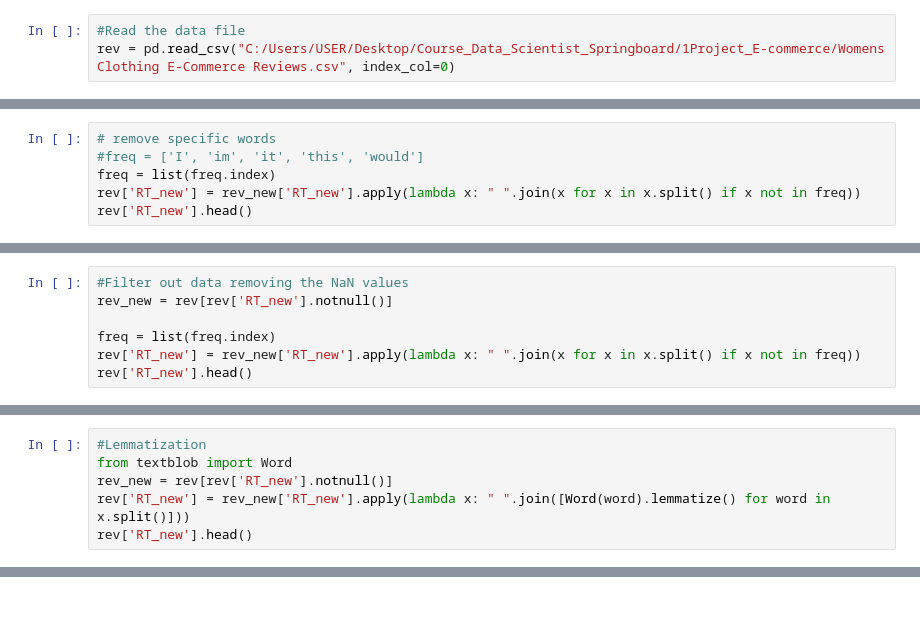
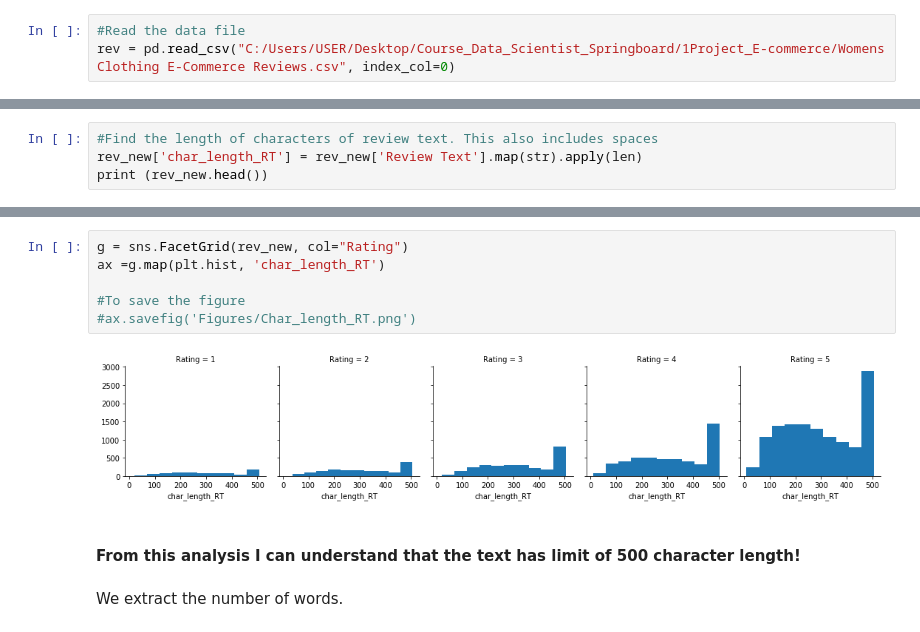
Before and after one commit to LisaB83/Analysis-on-e-commerce-reviews, a Jupyter notebook: Capstone_Project_NLP.ipynb, the cells around one changed output, grey strips where cells are left out. Saved outputs shown, nothing was run; the diff lists cells and outputs as text; blank space fills up the shorter version.

```diff
--- a/Capstone_Project_NLP.ipynb
+++ b/Capstone_Project_NLP.ipynb
@@ -176,6 +15,0 @@ is it better to remove the words most common and less common?
-# %%
-# remove specific words
-#freq = ['I', 'im', 'it', 'this', 'would']
-freq = list(freq.index)
-rev['RT_new'] = rev_new['RT_new'].apply(lambda x: " ".join(x for x in x.split() if x not in freq))
-rev['RT_new'].head()
@@ -205,7 +15,0 @@ dtype: int64
-# %%
-#Filter out data removing the NaN values
-rev_new = rev[rev['RT_new'].notnull()]
-
-freq = list(freq.index)
-rev['RT_new'] = rev_new['RT_new'].apply(lambda x: " ".join(x for x in x.split() if x not in freq))
-rev['RT_new'].head()
@@ -271,6 +15,0 @@ print (rev[['Review Text','RT_new']].head())
-# %%
-#Lemmatization
-from textblob import Word
-rev_new = rev[rev['RT_new'].notnull()]
-rev['RT_new'] = rev_new['RT_new'].apply(lambda x: " ".join([Word(word).lemmatize() for word in x.split()]))
-rev['RT_new'].head()
@@ -367,0 +25,4 @@ tf1
+# %%
+#Find the length of characters of review text. This also includes spaces
+rev_new['char_length_RT'] = rev_new['Review Text'].map(str).apply(len)
+print (rev_new.head())
@@ -367,0 +65,12 @@ tf1
+# %%
+g = sns.FacetGrid(rev_new, col="Rating")
+ax =g.map(plt.hist, 'char_length_RT')
+
+#To save the figure
+#ax.savefig('Figures/Char_length_RT.png')
+# %% [output]
+[figure, added]
+# %% [markdown]
+#### From this analysis I can understand that the text has limit of 500 character length!
+# %% [markdown]
+We extract the number of words.
```
Also changed, not shown: parts of 84 cells of this notebook.
